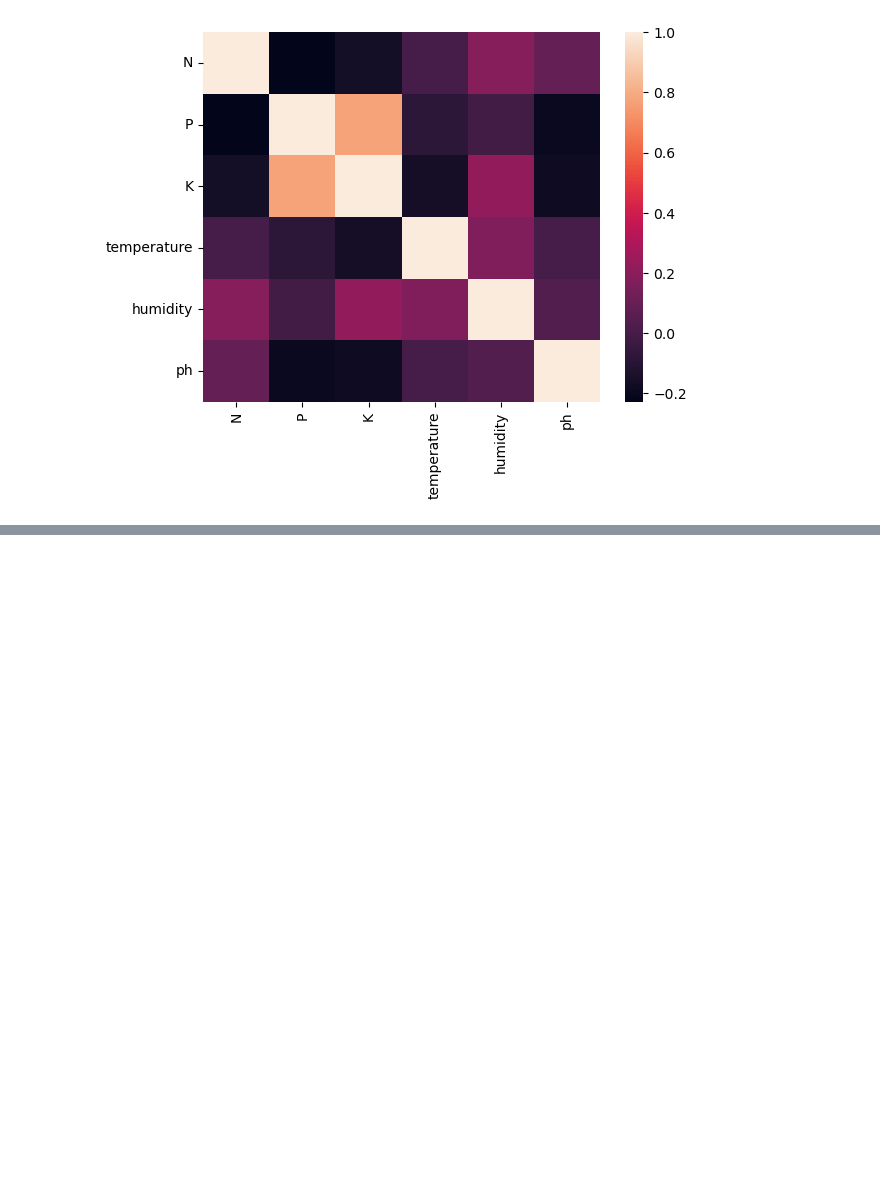
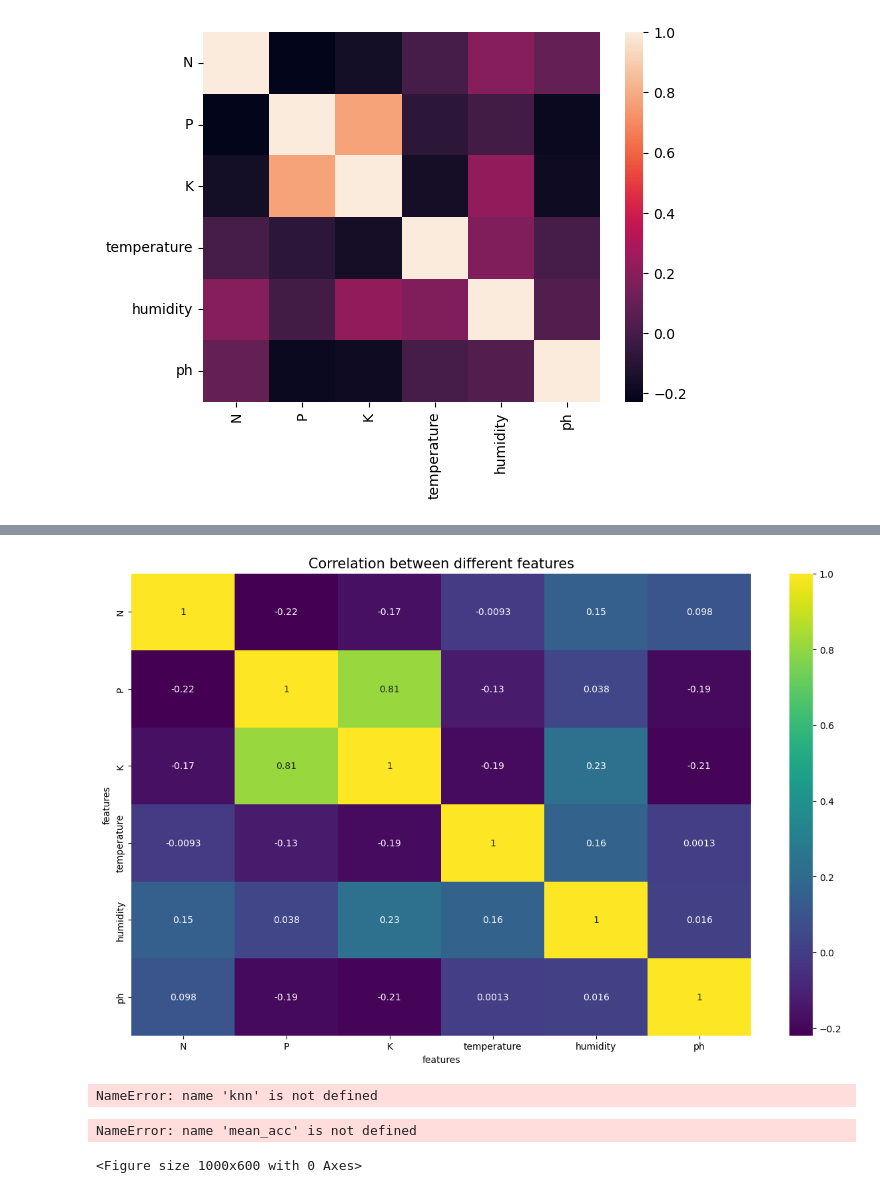
Before and after one commit to Scribblingcheese/krishinepal, a Jupyter notebook: dataset_trained_model/final rainfall_remove fliter crop datasetTrain.ipynb, the cells around one changed output, grey strips where cells are left out. Drawn from its saved outputs; the diff is of its cells as text; code cells hidden in the pictures; blank space fills up the shorter version.

```diff
--- a/dataset_trained_model/final rainfall_remove fliter crop datasetTrain.ipynb
+++ b/dataset_trained_model/final rainfall_remove fliter crop datasetTrain.ipynb
@@ -242,6 +242,83 @@ sns.barplot(y = model_names , x = accuracy_array)
 
 array = list(Models.values())
 save_item(array, 'model.pkl')
+# %%
+fig, ax = plt.subplots(1, 1, figsize=(15, 9))
+sns.heatmap(data.corr(), annot=True,cmap='viridis')
+ax.set(xlabel='features')
+ax.set(ylabel='features')
+
+plt.title('Correlation between different features', fontsize = 15, c='black')
+plt.show()
+# %% [output]
+[figure, added]
+# %%
+from __future__ import print_function
+import pandas as pd # data analysis
+import numpy as np # linear algebra
+
+#import libraries for data visualization
+import matplotlib.pyplot as plt
+%matplotlib inline
+import seaborn as sns
+import plotly.graph_objects as go
+import plotly.express as px
+from plotly.subplots import make_subplots
+
+
+from sklearn.metrics import classification_report
+from sklearn import metrics
+from sklearn import tree
+from sklearn.model_selection import cross_val_score
+
+##
+features = data[['N', 'P','K','temperature', 'humidity', 'ph']]
+target = data['label']
+
+acc = []
+model = []
+
+from sklearn.model_selection import train_test_split
+X_train, X_test, Y_train, Y_test = train_test_split(features,target,test_size = 0.2,random_state =2)
+
+#Confusion matrix for knn
+y_pred = knn.predict(X_test)
+y_true = Y_test
+
+from sklearn.metrics import confusion_matrix
+
+cm_knn = confusion_matrix(y_true,y_pred)
+
+f, ax = plt.subplots(figsize=(15,10))
+sns.heatmap(cm_knn, annot=True, linewidth=0.5, fmt=".0f",cmap='viridis', ax = ax)
+plt.xlabel('Predicted')
+plt.ylabel('Actual')
+plt.title('Predicted vs actual')
+plt.show()
+
+#k parameter affecting accuracy
+mean_acc = np.zeros(20)
+for i in range(1,21):
+    #Train Model and Predict
+    knn = KNeighborsClassifier(n_neighbors = i).fit(X_train,Y_train)
+    yhat= knn.predict(X_test)
+    mean_acc[i-1] = metrics.accuracy_score(Y_test, yhat)
+
+mean_acc
+# %% [output]
+NameError: name 'knn' is not defined
+# %%
+loc = np.arange(1,21,step=1.0)
+#loc = np.arange(1, 11, step=1.0)
+plt.figure(figsize = (10, 6))
+plt.plot(range(1,21), mean_acc)
+plt.xticks(loc)
+plt.xlabel('Number of Neighbors ')
+plt.ylabel('Accuracy')
+plt.show()
+# %% [output]
+NameError: name 'mean_acc' is not defined
+<Figure size 1000x600 with 0 Axes>
 # %%
 from sklearn.model_selection import train_test_split
 from sklearn.preprocessing import StandardScaler
```
Also changed, not shown: parts of 3 cells of this notebook, 7 other files.
